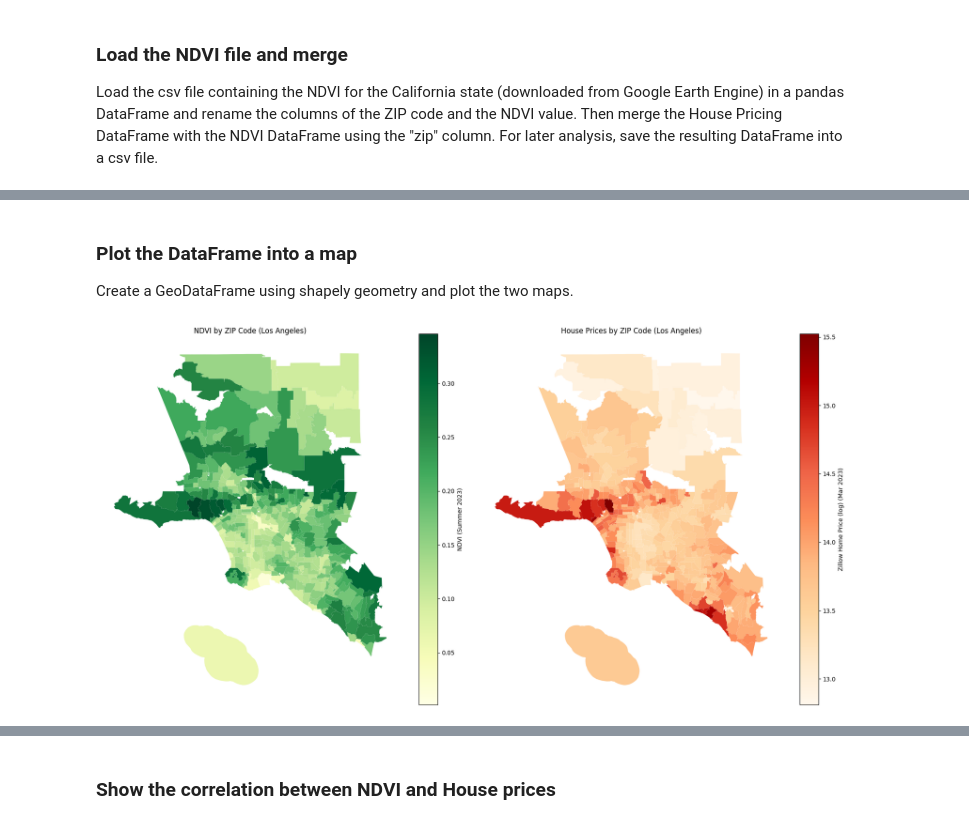
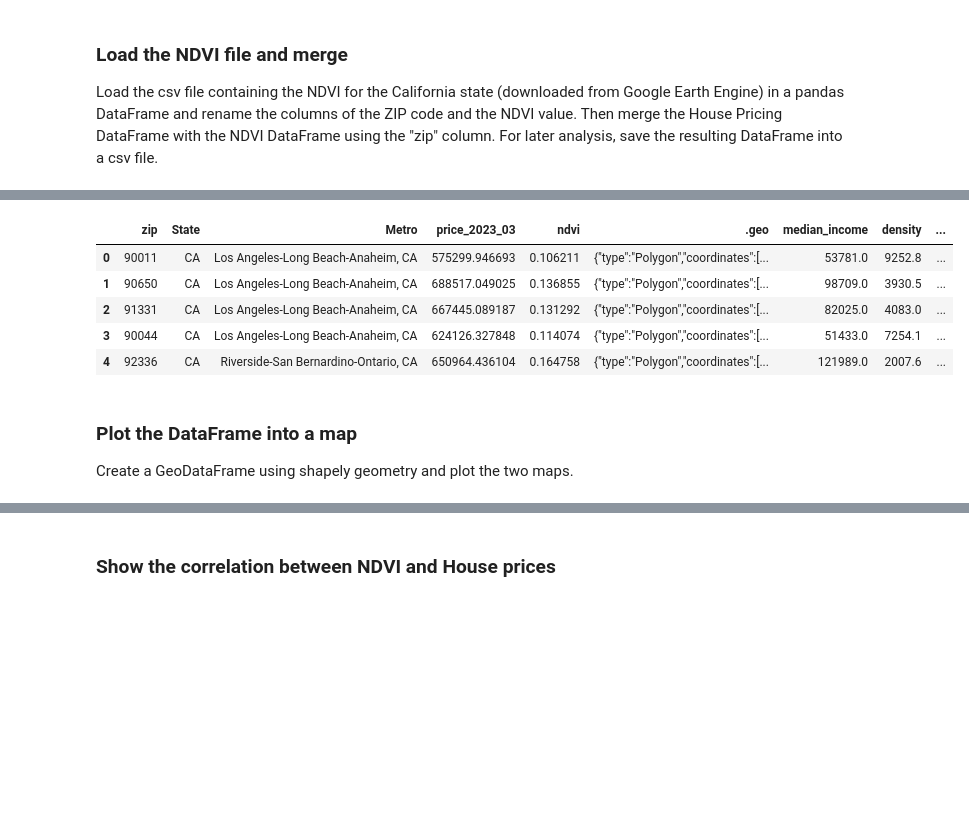
Before and after one commit to andreleo02/geospatial-analysis-project, a Jupyter notebook: analysis.ipynb, the cells around one changed output, grey strips where cells are left out. Saved outputs shown, nothing was run; the diff lists cells and outputs as text; code cells hidden in the pictures; blank space fills up the shorter version.

```diff
--- a/analysis.ipynb
+++ b/analysis.ipynb
@@ -40,8 +43,12 @@ ndvi_df = ndvi_df.rename(columns={
 })
 ndvi_df['zip'] = ndvi_df['zip'].astype(str).str.zfill(5)
 
-merged = pd.merge(zillow_df, ndvi_df, on='zip', how='inner')
+merged_df = pd.merge(zillow_df, ndvi_df, on='zip', how='inner')
 
-merged = merged.dropna()
+merged_df = merged_df.dropna()
 
-merged.to_csv("data/zillow_ndvi_merged.csv", index=False)
+columns_to_drop = [
+    'ALAND10', 'AWATER10', 'CLASSFP10', 'FUNCSTAT10',
+    'GEOID10', 'INTPTLAT10', 'INTPTLON10', 'MTFCC10', 'system:index'
+]
+merged_df = merged_df.drop(columns=columns_to_drop)
@@ -47,0 +98,32 @@ merged.to_csv("data/zillow_ndvi_merged.csv", index=False)
+# %%
+# Download from https://simplemaps.com/data/us-zips
+uszips_df = pd.read_csv("data/uszips.csv")
+
+# Coordinates of Downtown Los Angeles
+downtown_coords = (34.0522, -118.2437)
+
+# Prepare ZIP coordinates for merge
+uszips_df['zip'] = uszips_df['zip'].astype(str).str.zfill(5)
+uszips_df = uszips_df[['zip', 'lat', 'lng', 'density']].dropna()
+
+# Compute distance to downtown LA
+uszips_df['distance_to_downtown'] = uszips_df.apply(
+    lambda row: geodesic((row['lat'], row['lng']), downtown_coords).km, axis=1
+)
+
+merged_df['zip'] = merged_df['zip'].astype(str).str.zfill(5)
+uszips_df['zip'] = uszips_df['zip'].astype(str).str.zfill(5)
+
+merged_df = merged_df.merge(
+    uszips_df[['zip', 'density', 'distance_to_downtown']],
+    on='zip', how='left'
+).dropna(subset=['density', 'distance_to_downtown'])
+
+merged_df.head()
+# %% [output]
+|  | zip | State | Metro | price_2023_03 | ndvi | .geo | median_income | density | ... |
+| 0 | 90011 | CA | Los Angeles-Long Beach-Anaheim, CA | 575299.946693 | 0.106211 | {"type":"Polygon","coordinates":[... | 53781.0 | 9252.8 | ... |
+| 1 | 90650 | CA | Los Angeles-Long Beach-Anaheim, CA | 688517.049025 | 0.136855 | {"type":"Polygon","coordinates":[... | 98709.0 | 3930.5 | ... |
+| 2 | 91331 | CA | Los Angeles-Long Beach-Anaheim, CA | 667445.089187 | 0.131292 | {"type":"Polygon","coordinates":[... | 82025.0 | 4083.0 | ... |
+| 3 | 90044 | CA | Los Angeles-Long Beach-Anaheim, CA | 624126.327848 | 0.114074 | {"type":"Polygon","coordinates":[... | 51433.0 | 7254.1 | ... |
+| 4 | 92336 | CA | Riverside-San Bernardino-Ontario, CA | 650964.436104 | 0.164758 | {"type":"Polygon","coordinates":[... | 121989.0 | 2007.6 | ... |
@@ -49,38 +134,3 @@ merged.to_csv("data/zillow_ndvi_merged.csv", index=False)
 ### Plot the DataFrame into a map
 
 Create a GeoDataFrame using shapely geometry and plot the two maps.
-# %%
-merged_df = pd.read_csv("data/zillow_ndvi_merged.csv")
-
-columns_to_drop = [
-    'ALAND10', 'AWATER10', 'CLASSFP10', 'FUNCSTAT10',
-    'GEOID10', 'INTPTLAT10', 'INTPTLON10', 'MTFCC10', 'system:index'
-]
-merged_df = merged_df.drop(columns=columns_to_drop)
-
-# Convert WKT to shapely geometries
-merged_df['.geo'] = merged_df['.geo'].apply(json.loads).apply(shape)
-
-merged_gdf = gpd.GeoDataFrame(merged_df, geometry='.geo', crs="EPSG:4326")
-merged_gdf = merged_gdf[merged_gdf['Metro'] == 'Los Angeles-Long Beach-Anaheim, CA']
-merged_gdf['log_price_2023_03'] = np.log(merged_gdf['price_2023_03'])
-
-fig, ax = plt.subplots(1, 2, figsize=(18, 9))
-
-merged_gdf.plot(column='ndvi', cmap='YlGn', legend=True,
-                legend_kwds={'label': "NDVI (Summer 2023)"},
-                ax=ax[0])
-ax[0].set_title("NDVI by ZIP Code (Los Angeles)")
-
-merged_gdf.plot(column='log_price_2023_03', cmap='OrRd', legend=True,
-                legend_kwds={'label': "Zillow Home Price (log) (Mar 2023)"},
-                ax=ax[1])
-ax[1].set_title("House Prices by ZIP Code (Los Angeles)")
-
-for a in ax:
-    a.axis('off')
-
-plt.tight_layout()
-plt.show()
-# %% [output]
-[figure, removed]
```
Also changed, not shown: parts of 27 cells of this notebook, 1 other file.
